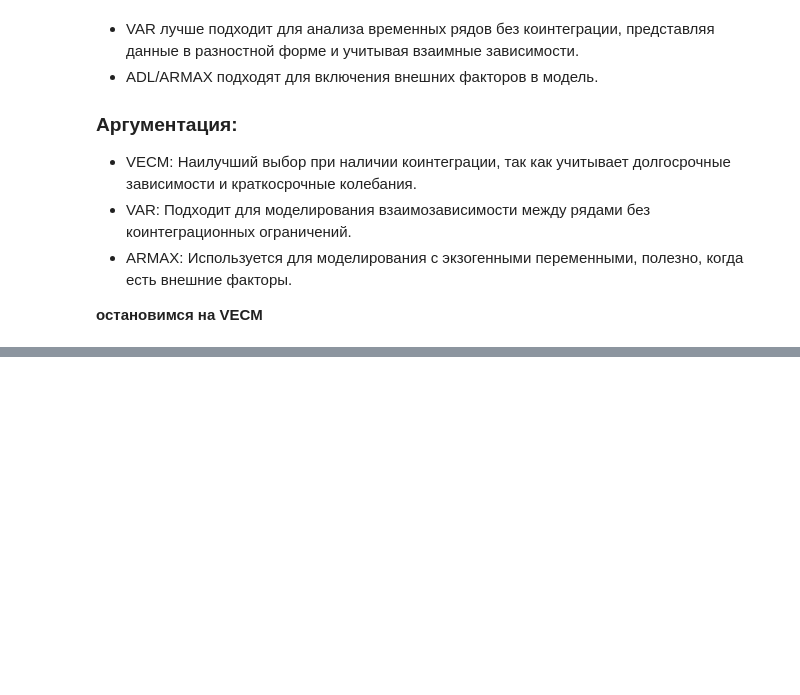
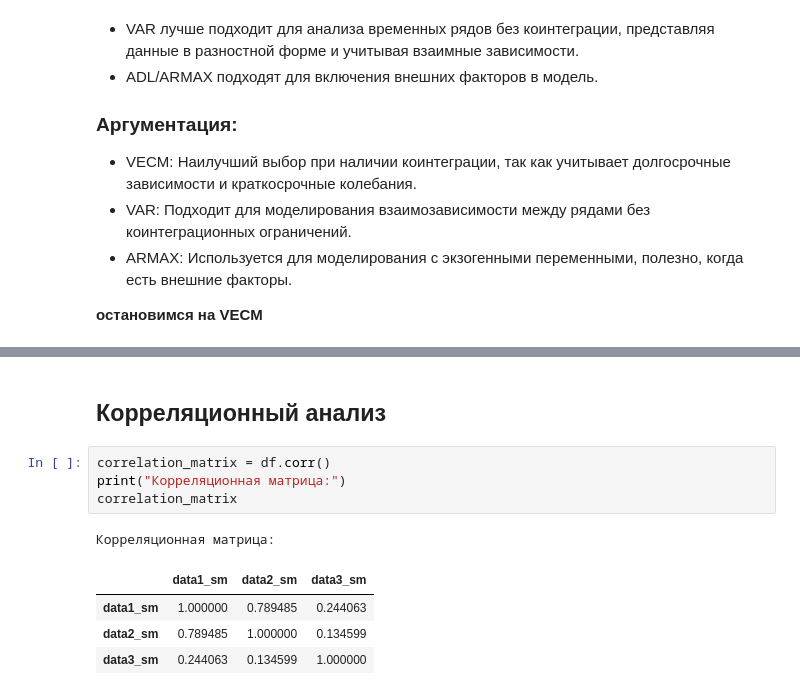
Before and after one commit to ErmakovSemen/CP2, a Jupyter notebook: main.ipynb, the cells around one changed output, grey strips where cells are left out. Drawn from its saved outputs; the diff is of its cells as text; blank space fills up the shorter version.

```diff
--- a/main.ipynb
+++ b/main.ipynb
@@ -283,0 +298,12 @@ print(f"Коинтеграция обнаружена: {is_cointegrated}")
+# %% [markdown]
+## Корреляционный анализ
+# %%
+correlation_matrix = df.corr()
+print("Корреляционная матрица:")
+correlation_matrix
+# %% [output]
+Корреляционная матрица:
+|  | data1_sm | data2_sm | data3_sm |
+| data1_sm | 1.000000 | 0.789485 | 0.244063 |
+| data2_sm | 0.789485 | 1.000000 | 0.134599 |
+| data3_sm | 0.244063 | 0.134599 | 1.000000 |
```
Also changed, not shown: parts of 8 cells of this notebook.
